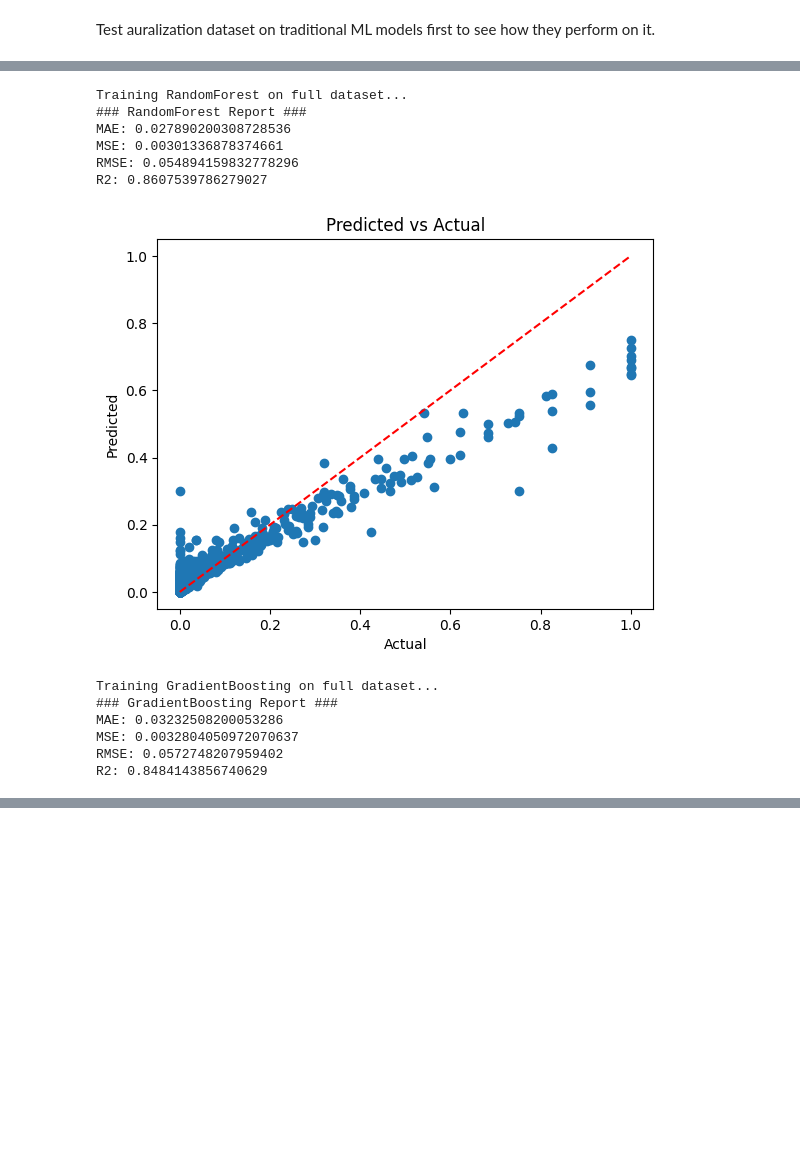
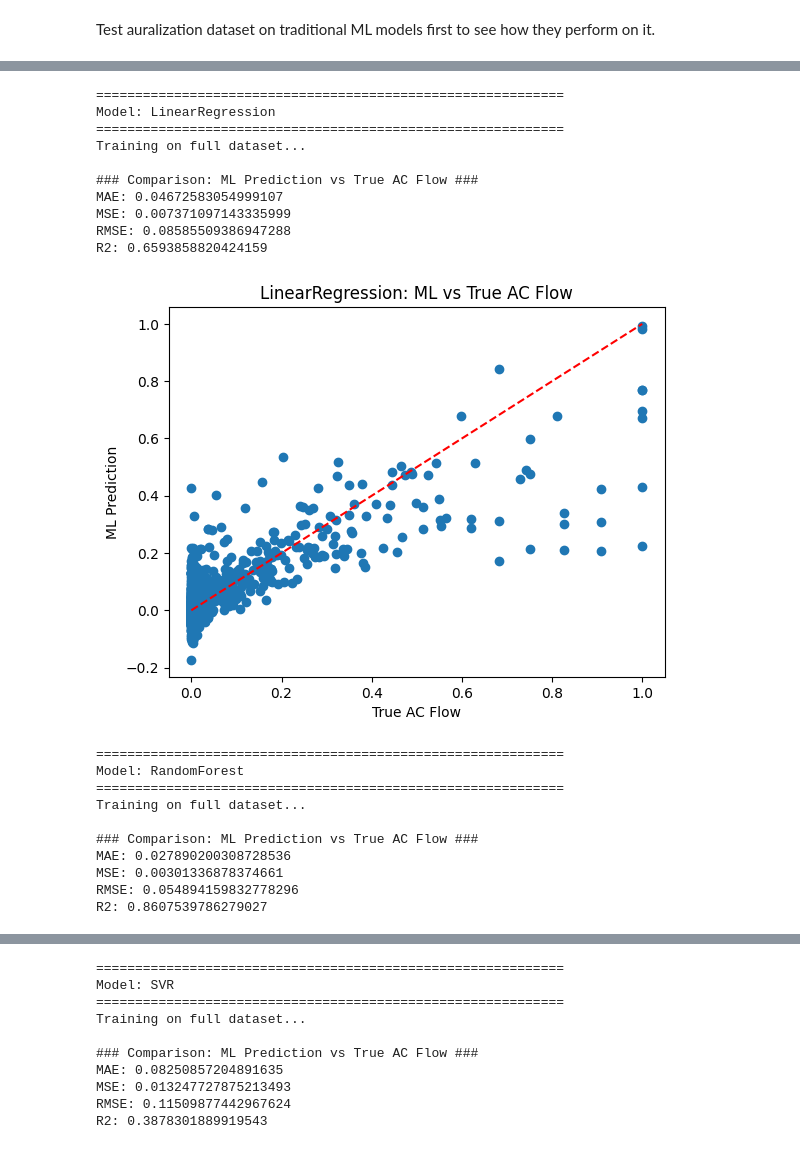
Before and after one commit to Shayhha/Research-Notes, a Jupyter notebook: notebooks/auralization_power_grids_notebook.ipynb, the cells around one changed output, grey strips where cells are left out. Cells and saved outputs as stored; diff of their text form; code cells hidden in the pictures; blank space fills up the shorter version.

Commit message:
updated ML notebook with predicted results and comparison to DC approximation.

```diff
--- a/notebooks/auralization_power_grids_notebook.ipynb
+++ b/notebooks/auralization_power_grids_notebook.ipynb
@@ -596,8 +596,9 @@ plot_edge_waveforms(F, edges)
 # %% [output]
 [figure]
 # %%
+# function for creating dataframe dataset for our ML models with various power networks
 def create_power_network_dataset(network_list: list[tuple], m=0.98, l=1000, is_weighted=False, normalize=False):
-    X_wavefroms, y_targets, metadata = [], [], []
+    X_wavefroms, y_targets, dc_targets, metadata = [], [], [], []
 
     for name, network in network_list:
         print(f'Processing network: {name}.')
@@ -606,7 +607,10 @@ def create_power_network_dataset(network_list: list[tuple], m=0.98, l=1000, is_w
         G, nodes, edges = build_network_graph(network, is_weighted=is_weighted)
 
         # compute AC power flow on each edge in network
-        edge_impact = compute_flow_centrality(network, G, edges, use_dc=False, normalize=normalize)
+        edge_impact_ac = compute_flow_centrality(network, G, edges, use_dc=False, normalize=normalize)
+
+        # compute DC power flow for comparing later with our predictions
+        edge_impact_dc = compute_flow_centrality(network, G, edges, use_dc=True, normalize=normalize)
 
         # compute auralization waveform for each edge in network
         edges = [(u, v) for u, v, _ in edges] # create list without k for auralization
@@ -615,11 +619,13 @@ def create_power_network_dataset(network_list: list[tuple], m=0.98, l=1000, is_w
 
         # append to dataset
         X_wavefroms.append(F_edges)
-        y_targets.append(edge_impact)
+        y_targets.append(edge_impact_ac)
+        dc_targets.append(edge_impact_dc)
         metadata.extend([(name, i) for i in range(F_edges.shape[0])])
 
     # combine our waveforms matrices and targets
     X = np.vstack(X_wavefroms)
+    dc = np.concatenate(dc_targets)
     y = np.concatenate(y_targets)
 
     # create column names t0, t1, ..., t_n-1
@@ -630,6 +636,7 @@ def create_power_network_dataset(network_list: list[tuple], m=0.98, l=1000, is_w
     df = pd.DataFrame(X, columns=column_names)
     df.insert(0, 'network', [n for n, i in metadata])
     df.insert(1, 'edge_index', [i for n, i in metadata])
+    df['dc_approx'] = dc
     df['target'] = y
 
     return df
@@ -707,15 +737,15 @@ def print_report_regression(y_test, preds):
 
 
 # function for plotting regression scatter
-def print_regression_scatter(y_test, preds):
+def print_regression_scatter(y_test, preds, xlabel='Actual', ylabel='Predicted', title='Predicted vs Actual'):
     plt.scatter(y_test, preds)
-    plt.xlabel('Actual')
-    plt.ylabel('Predicted')
+    plt.xlabel(xlabel)
+    plt.ylabel(ylabel)
 
     # perfect prediction line
     plt.plot([y_test.min(), y_test.max()], [y_test.min(), y_test.max()], 'r--')
 
-    plt.title('Predicted vs Actual')
+    plt.title(title)
     plt.show()
 
 
@@ -733,20 +767,27 @@ First we test on all the dataset without splitting into train and test.
 # %%
 # prepare our features and targets for training models (full dataset, no split)
 # remember that first two columns are network type and edge index so we dont include them
-X_train = aura_dataset.iloc[:, 2:-1].values
+X_train = aura_dataset.iloc[:, 2:-2].values
 y_train = aura_dataset['target'].values
+dc_approx = aura_dataset['dc_approx'].values
 
 # scale our features before training
 scaler = StandardScaler()
 X_scaled = scaler.fit_transform(X_train)
 
+# print DC approximation vs AC true flow
+print('\n### DC Approximation vs True AC ###')
+print_report_regression(y_train, dc_approx)
+print_regression_scatter(y_train, dc_approx, xlabel='True AC Flow', ylabel='DC Approximation', title='DC Approximation vs True AC')
+
 # train and evaluate each model on all the data to see if we can learn something
 for name, model in MODELS.items():
-    print(f'\nTraining {name} on full dataset...')
+    print(f'\n{"="*60}\nModel: {name}\n{"="*60}')
+    print('Training on full dataset...')
     model.fit(X_scaled, y_train)
     preds = model.predict(X_scaled)
 
-    print(f'### {name} Report ###')
+    print('\n### Comparison: ML Prediction vs True AC Flow ###')
     print_report_regression(y_train, preds)
-    print_regression_scatter(y_train, preds)
+    print_regression_scatter(y_train, preds, xlabel='True AC Flow', ylabel='ML Prediction', title=f'{name}: ML vs True AC Flow')
 # %% [output]
@@ -760,13 +800,21 @@ R2: 0.6593858820424159
-Training RandomForest on full dataset...
-### RandomForest Report ###
-MAE: 0.027890200308728536
-MSE: 0.00301336878374661
-RMSE: 0.054894159832778296
-R2: 0.8607539786279027
+============================================================
+Model: LinearRegression
+============================================================
+Training on full dataset...
+
+### Comparison: ML Prediction vs True AC Flow ###
+MAE: 0.04672583054999107
+MSE: 0.007371097143335999
+RMSE: 0.08585509386947288
+R2: 0.6593858820424159
-[figure, old version]
+[figure, new version]
-Training GradientBoosting on full dataset...
-### GradientBoosting Report ###
-MAE: 0.03232508200053286
-MSE: 0.0032804050972070637
-RMSE: 0.0572748207959402
-R2: 0.8484143856740629
+============================================================
+Model: RandomForest
+============================================================
+Training on full dataset...
+
+### Comparison: ML Prediction vs True AC Flow ###
+MAE: 0.027890200308728536
+MSE: 0.00301336878374661
+RMSE: 0.054894159832778296
+R2: 0.8607539786279027
@@ -794,0 +855,10 @@ R2: 0.3878301889919543
+============================================================
+Model: SVR
+============================================================
+Training on full dataset...
+
+### Comparison: ML Prediction vs True AC Flow ###
+MAE: 0.08250857204891635
+MSE: 0.013247727875213493
+RMSE: 0.11509877442967624
+R2: 0.3878301889919543
```
Also changed, not shown: parts of 15 cells of this notebook.
